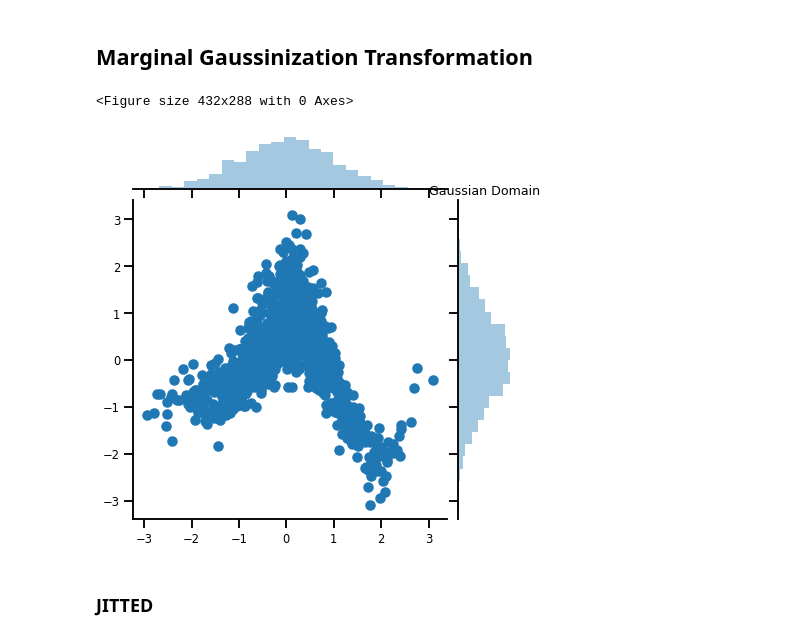
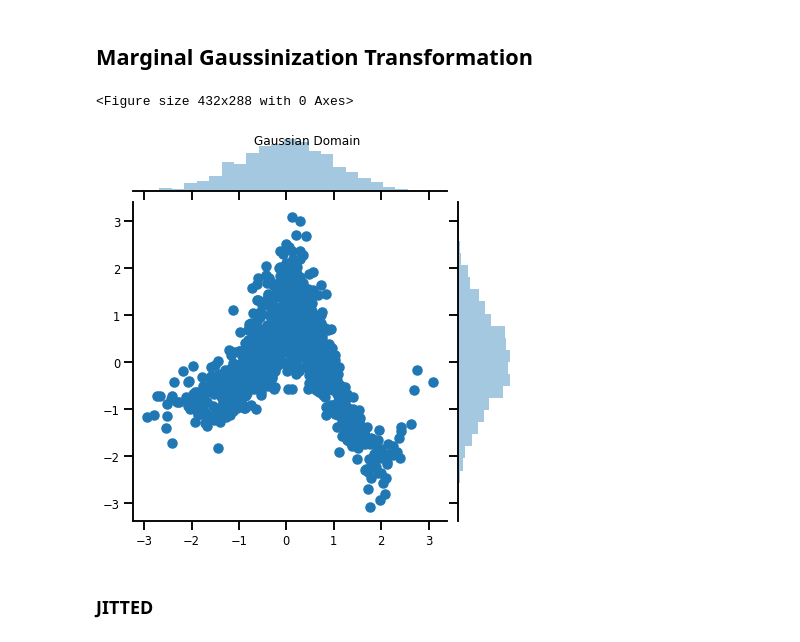
Before and after one commit to IPL-UV/rbig_jax, a Jupyter notebook: notebooks/1.2_marginal_gaussinization.ipynb, the cells around one changed output. Drawn from its saved outputs; the diff is of its cells as text; code cells hidden in the pictures.

```diff
--- a/notebooks/1.2_marginal_gaussinization.ipynb
+++ b/notebooks/1.2_marginal_gaussinization.ipynb
@@ -104,7 +104,7 @@ from rbig_jax.transforms.uniformize import uniformize_transform
 support_extension = 10
 alpha = 1e-5
 precision = 1_000
-nbins = int(np.sqrt(X_marg.shape[0]))
+nbins = int(np.sqrt(data.shape[0]))
 
 histogram_uniformize = jax.partial(
     get_hist_params,
@@ -177,16 +177,16 @@ uni_transform_f = jax.partial(
         function=histogram_uniformize
     )
 
-gaussianize_f = jax.partial(uni_gaussianize, uni_transform_f=uni_transform_f)
+gaussianize_f = jax.partial(gaussianize_forward, uni_transform_f=uni_transform_f)
 X_g, params = gaussianize_f(data)
 # %%
 plt.figure()
 sns.jointplot(onp.array(X_g)[:, 0], onp.array(X_g)[:, 1])
-plt.title('Gaussian Domain')
+plt.suptitle('Gaussian Domain')
 plt.show()
 # %% [output]
 <Figure size 432x288 with 0 Axes>
-[figure, old version]
+[figure, new version]
 # %% [markdown]
 ### JITTED
 # %%
```
Also changed, not shown: parts of 9 cells of this notebook, 6 other files.
